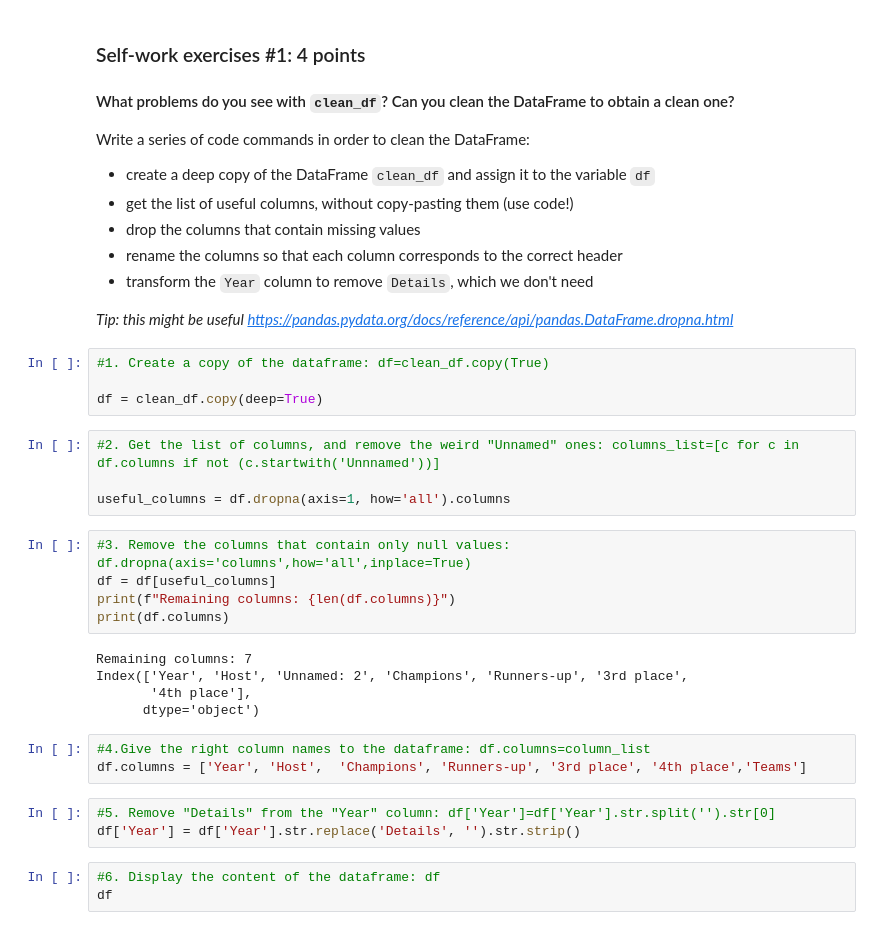
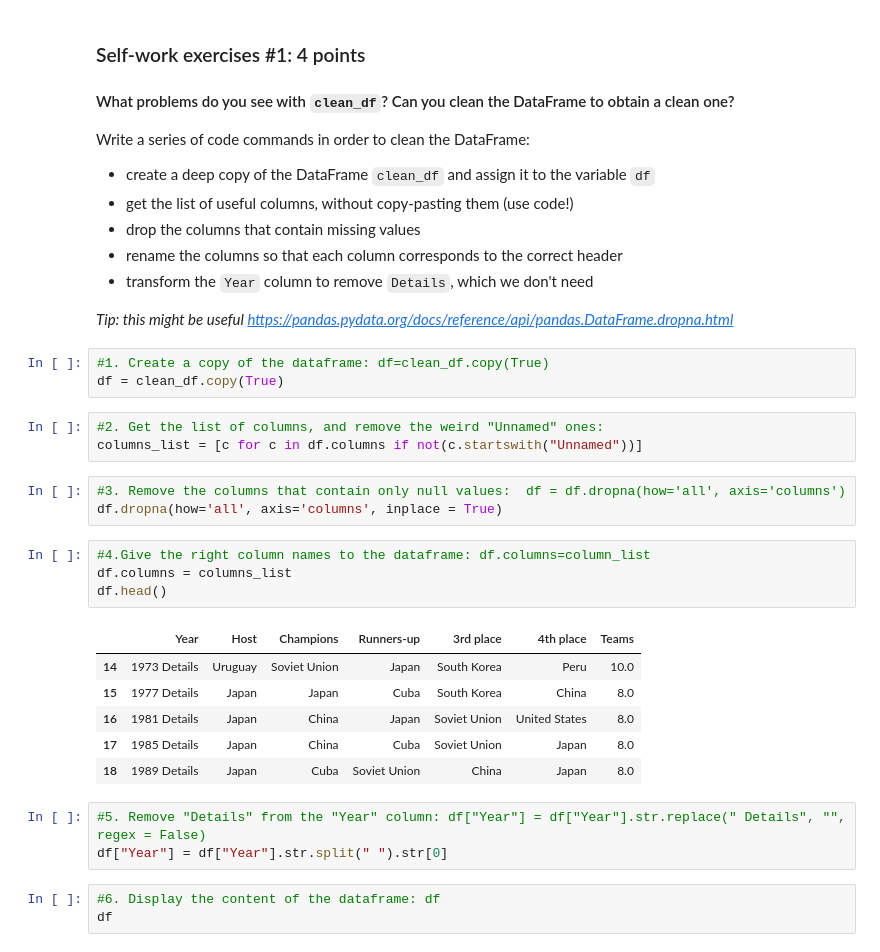
Before and after one commit to shadzic/ESMT_2024_DataScraping_Students, a Jupyter notebook: 02_Data_from_the_Web_lecture.ipynb, the cells around one changed output. Drawn from its saved outputs; the diff is of its cells as text.

```diff
--- a/02_Data_from_the_Web_lecture.ipynb
+++ b/02_Data_from_the_Web_lecture.ipynb
@@ -479,28 +485,27 @@ Write a series of code commands in order to clean the DataFrame:
 *Tip: this might be useful https://pandas.pydata.org/docs/reference/api/pandas.DataFrame.dropna.html*
 # %%
 #1. Create a copy of the dataframe: df=clean_df.copy(True)
-
-df = clean_df.copy(deep=True)
+df = clean_df.copy(True)
 # %%
-#2. Get the list of columns, and remove the weird "Unnamed" ones: columns_list=[c for c in df.columns if not (c.startwith('Unnnamed'))]
-
-useful_columns = df.dropna(axis=1, how='all').columns
+#2. Get the list of columns, and remove the weird "Unnamed" ones:
+columns_list = [c for c in df.columns if not(c.startswith("Unnamed"))]
 # %%
-#3. Remove the columns that contain only null values: df.dropna(axis='columns',how='all',inplace=True)
-df = df[useful_columns]
-print(f"Remaining columns: {len(df.columns)}")
-print(df.columns)
+#3. Remove the columns that contain only null values:  df = df.dropna(how='all', axis='columns')
+df.dropna(how='all', axis='columns', inplace = True)
-# %% [output]
-Remaining columns: 7
-Index(['Year', 'Host', 'Unnamed: 2', 'Champions', 'Runners-up', '3rd place',
-       '4th place'],
-      dtype='object')
 # %%
 #4.Give the right column names to the dataframe: df.columns=column_list
-df.columns = ['Year', 'Host',  'Champions', 'Runners-up', '3rd place', '4th place','Teams']
+df.columns = columns_list
+df.head()
+# %% [output]
+|  | Year | Host | Champions | Runners-up | 3rd place | 4th place | Teams |
+| 14 | 1973 Details | Uruguay | Soviet Union | Japan | South Korea | Peru | 10.0 |
+| 15 | 1977 Details | Japan | Japan | Cuba | South Korea | China | 8.0 |
+| 16 | 1981 Details | Japan | China | Japan | Soviet Union | United States | 8.0 |
+| 17 | 1985 Details | Japan | China | Cuba | Soviet Union | Japan | 8.0 |
+| 18 | 1989 Details | Japan | Cuba | Soviet Union | China | Japan | 8.0 |
 # %%
-#5. Remove "Details" from the "Year" column: df['Year']=df['Year'].str.split('').str[0]
-df['Year'] = df['Year'].str.replace('Details', '').str.strip()
+#5. Remove "Details" from the "Year" column: df["Year"] = df["Year"].str.replace(" Details", "", regex = False)
+df["Year"] = df["Year"].str.split(" ").str[0]
 # %%
 #6. Display the content of the dataframe: df
 df
```
Also changed, not shown: parts of 11 cells of this notebook.
